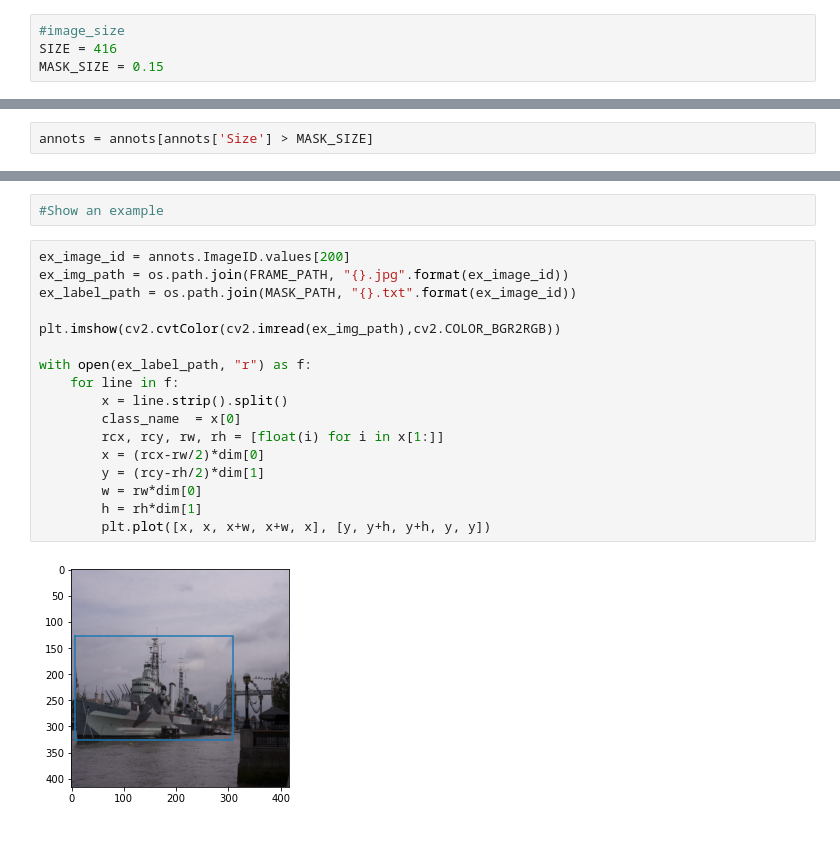
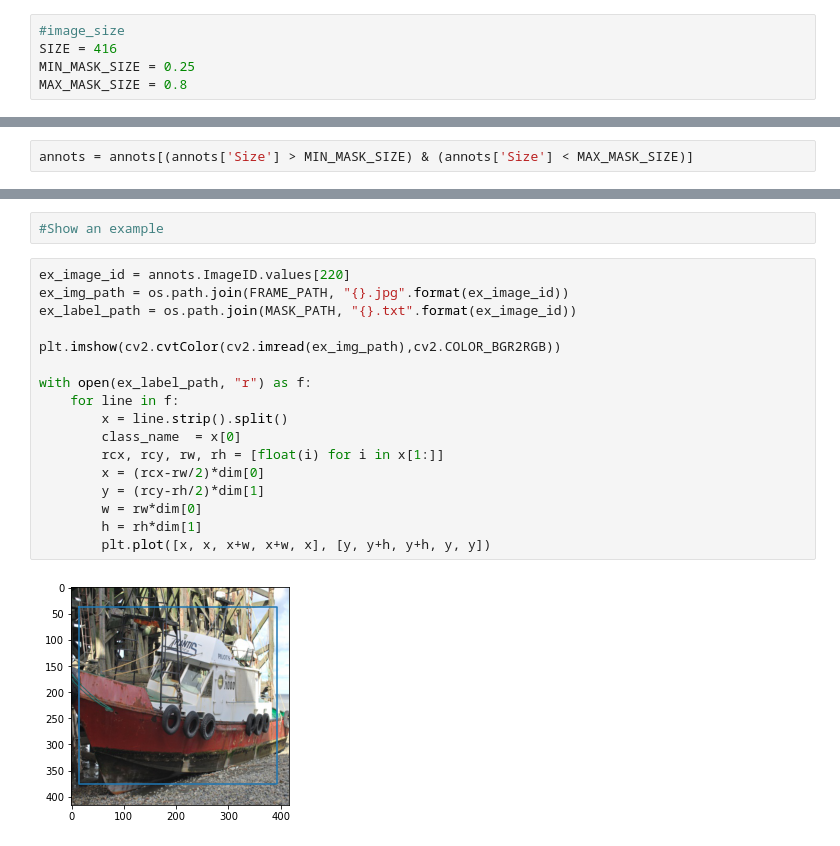
Before and after one commit to luisfarre/final_project_ih, a Jupyter notebook: 1.data_trans.ipynb, the cells around one changed output, grey strips where cells are left out. Saved outputs shown, nothing was run; the diff lists cells and outputs as text.

```diff
--- a/1.data_trans.ipynb
+++ b/1.data_trans.ipynb
@@ -21,6 +21,7 @@ bucket = storage_client.get_bucket("data_images_ih")
 # %%
 #image_size
 SIZE = 416
-MASK_SIZE = 0.15
+MIN_MASK_SIZE = 0.25
+MAX_MASK_SIZE = 0.8
 # %% [markdown]
 Download darknet and create darknet gpu
@@ -86,7 +94,7 @@ annots.head()
 # %%
 annots['Size'] = (annots['XMax'] - annots['XMin']) * (annots['YMax'] - annots['YMin'])
 # %%
-annots = annots[annots['Size'] > MASK_SIZE]
+annots = annots[(annots['Size'] > MIN_MASK_SIZE) & (annots['Size'] < MAX_MASK_SIZE)]
 # %%
 annots.shape
 # %% [output]
@@ -201,21 +209,21 @@ image_annots.to_csv(f'{DATA_PATH}/image_annots.csv', index = False)
 # %%
 #Show an example
 # %%
-ex_image_id = annots.ImageID.values[200]
+ex_image_id = annots.ImageID.values[220]
 ex_img_path = os.path.join(FRAME_PATH, "{}.jpg".format(ex_image_id))
 ex_label_path = os.path.join(MASK_PATH, "{}.txt".format(ex_image_id))
 
 plt.imshow(cv2.cvtColor(cv2.imread(ex_img_path),cv2.COLOR_BGR2RGB))
 
 with open(ex_label_path, "r") as f:
     for line in f:
         x = line.strip().split()
         class_name  = x[0]
         rcx, rcy, rw, rh = [float(i) for i in x[1:]]
         x = (rcx-rw/2)*dim[0]
         y = (rcy-rh/2)*dim[1]
         w = rw*dim[0]
         h = rh*dim[1]
         plt.plot([x, x, x+w, x+w, x], [y, y+h, y+h, y, y])
 # %% [output]
-[figure, old version]
+[figure, new version]
```
Also changed, not shown: parts of 7 cells of this notebook, 4 other files.
